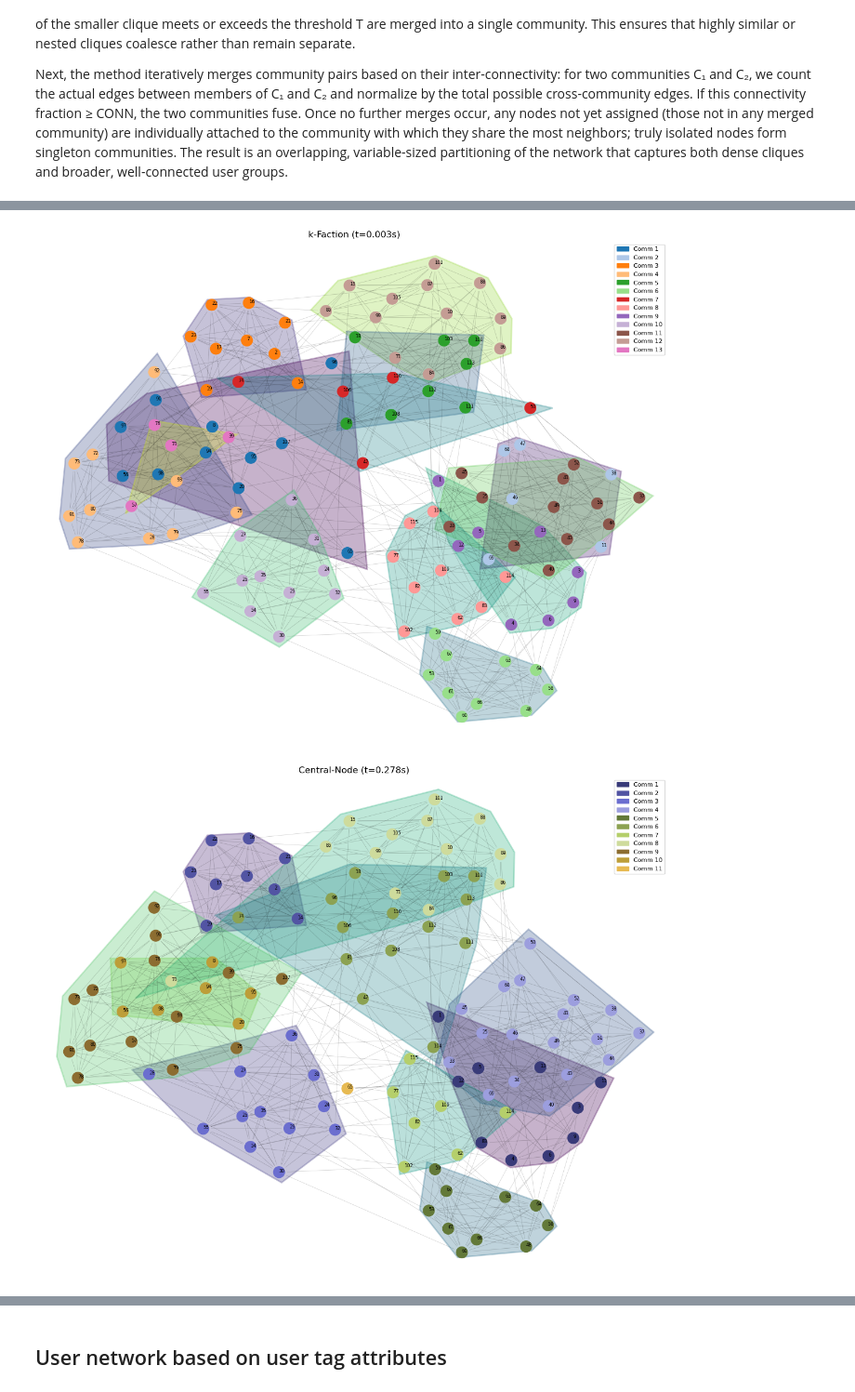
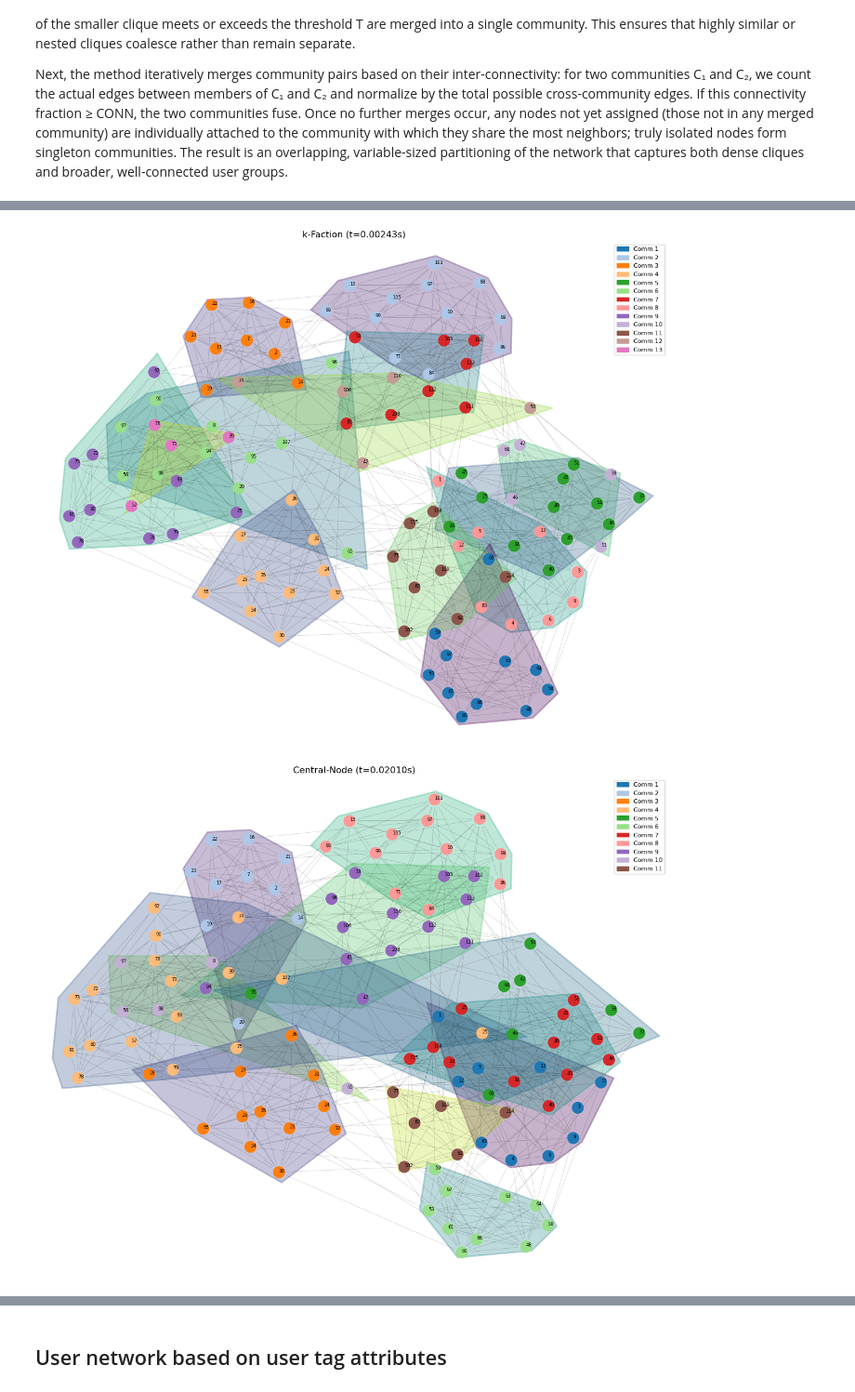
Before and after one commit to MatteoZorzi/RecomenderSystemsProject, a Jupyter notebook: PaperImplementation.ipynb, the cells around one changed output, grey strips where cells are left out. Shown at 93% size. Drawn from its saved outputs; the diff is of its cells as text; code cells hidden in the pictures.

Commit message:
Copied Data and execution from PaperImplementation2, Train Framework and Evaluation using CFCD, still missing CFC and CFP comparisons, and plotted data obtained from accuracy_results.csv

```diff
--- a/PaperImplementation.ipynb
+++ b/PaperImplementation.ipynb
@@ -414,9 +386,22 @@ After defining these functions, we can define the functions that will visualize
 # %%
+# Loads the Graph file from the Data directory given a path
+def load_graph(gml_path):
+    # Open the file
+    with open(gml_path) as f:
+        lines = f.read().splitlines()
+
+    # Parses the content
+    if lines[0].startswith('#'):
+        gml_content = '\n'.join(lines[1:])
+        return nx.parse_gml(gml_content)
+    else:
+        return nx.read_gml(gml_path)
+
 def visualize_community(
-    G, method='kf', k=4, T=0.6, CONN=0.5,
-    seed=SEED, spread=3.0, node_size=15,
-    edge_width=0.5, edge_alpha=0.2
+    G, method='kf', k=4, T=0.6, CONN=0.5, spread=3.0, node_size=15,
+    edge_width=0.5, edge_alpha=0.2, seed=RNG,
 ):
+    random.seed(seed)
     """
     Visualizza un singolo grafico di community detection con nodi più piccoli e sparsi:
     - method: 'kf' per k-Faction, 'cn' per Central-Node overlapping
@@ -433,7 +418,6 @@ def visualize_community(
     labels = {n: i+1 for i, n in enumerate(ig_g.vs['name'])}
     num_labels = [labels[n] for n in ig_g.vs['name']]
     # Base layout
-    random.seed(seed)
     base_layout = ig_g.layout_fruchterman_reingold()
     # Scala layout mantenendo oggetto Layout
     for idx, coord in enumerate(base_layout):
@@ -452,8 +436,7 @@ def visualize_community(
 
     # 3) Prepara cluster indices e palette
     clusters = [[ig_g.vs.find(name=n).index for n in c] for c in comms]
-    cmap_name = 'tab20' if method == 'kf' else 'tab20b'
-    cmap = colormaps[cmap_name]
+    cmap = colormaps['tab20']
     group_colors = cmap.colors[:len(clusters)]
     membership = [
         next((i for i, c in enumerate(clusters) if v.index in c), None)
@@ -486,7 +469,7 @@ def visualize_community(
         edge_alpha=edge_alpha,
         margin=80
     )
-    ax.set_title(f"{title} (t={elapsed:.3f}s)")
+    ax.set_title(f"{title} (t={elapsed:.5f}s)")
     ax.axis('off')
 
     # 6) Legenda
@@ -505,8 +498,8 @@ visualize_community(nx.karate_club_graph(), 'cn')
 # %%
 # Percorso al file GML nella cartella 'data'
-american_footbal_graph = load_graph('Data/Football_Graph/football.gml')
-visualize_community(american_footbal_graph, 'kf')
-visualize_community(american_footbal_graph, 'cn')
+american_football_graph = load_graph('Data/Football_Graph/football.gml')
+visualize_community(american_football_graph, 'kf')
+visualize_community(american_football_graph, 'cn')
 # %% [output]
-[figure, old version]
+[figure, new version]
-[figure, old version]
+[figure, new version]
```
Also changed, not shown: parts of 54 cells of this notebook, 1 other file.
